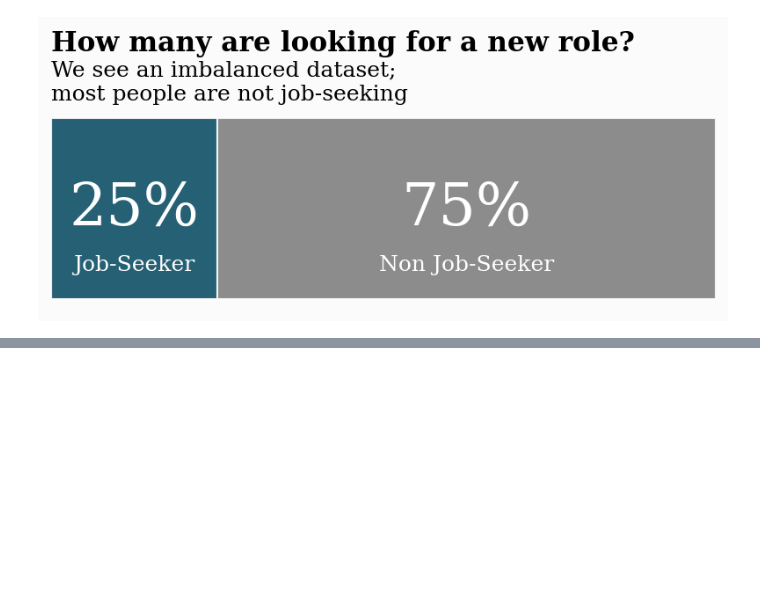
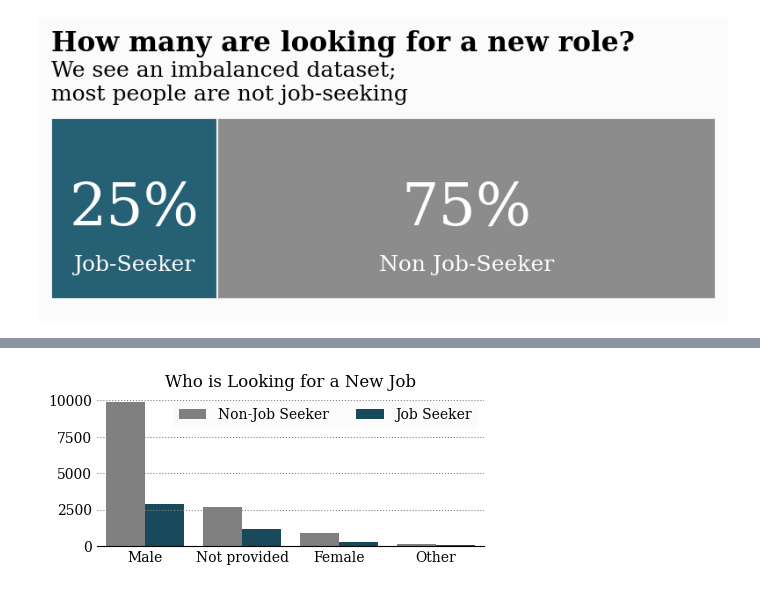
Before and after one commit to leokim-material/practice, a Jupyter notebook: kaggle_awesome_hr_data_visualization_&_prediction.ipynb, the cells around one changed output, grey strips where cells are left out. Drawn from its saved outputs; the diff is of its cells as text; code cells hidden in the pictures; blank space fills up the shorter version.

```diff
--- a/kaggle_awesome_hr_data_visualization_&_prediction.ipynb
+++ b/kaggle_awesome_hr_data_visualization_&_prediction.ipynb
@@ -140,6 +123,11 @@ x = train_df.groupby(['target'])['target'].count()
 y = len(train_df)
 r = ((x/y)).round(2)
 ratio = pd.DataFrame(r).T
+
+#FONT FORMAT
+title_fontsize = 14
+title_fontfamily = 'serif'
+title_fontcolor = '#000000'
 
 fig, ax = plt.subplots(1,1, figsize=(6.5, 2), dpi=150)
 background_color = "#fbfbfb"
@@ -161,19 +149,19 @@ for s in ['top', 'left', 'right', 'bottom']:
 # #ADD TEXT
 for i in ratio.index:
   ax.annotate(f"{int(ratio[1.0][i]*100)}%", xy=(ratio[1.0][i]/2, i),
-              va = 'center', ha='center',fontsize=32, fontweight='light', fontfamily='serif',color='white')
+              va = 'center', ha='center',fontsize=32, fontweight='light', fontfamily=title_fontfamily,color='white')
   ax.annotate("Job-Seeker", xy=(ratio[1.0][i]/2, -0.25),
-              va = 'center', ha='center',fontsize=12, fontweight='light', fontfamily='serif',color='white')
+              va = 'center', ha='center',fontsize=12, fontweight='light', fontfamily=title_fontfamily,color='white')
 
 for i in ratio.index:
   ax.annotate(f"{int(ratio[0.0][i]*100)}%", xy=(ratio[1.0][i] + ratio[0.0][i]/2, i),
-              va = 'center', ha='center',fontsize=32, fontweight='light', fontfamily='serif',color='white')
+              va = 'center', ha='center',fontsize=32, fontweight='light', fontfamily=title_fontfamily, color='white')
   ax.annotate("Non Job-Seeker", xy=(ratio[1.0][i] + ratio[0.0][i]/2, -0.25),
-              va = 'center', ha='center',fontsize=12, fontweight='light', fontfamily='serif',color='white')
+              va = 'center', ha='center',fontsize=12, fontweight='light', fontfamily=title_fontfamily, color='white')
 
 #TITLE
-fig.text(0.125,1.1,'How many are looking for a new role?', fontfamily='serif',fontsize=15, fontweight='bold')
-fig.text(0.125,0.915,'We see an imbalanced dataset;\nmost people are not job-seeking',fontfamily='serif',fontsize=12)
+fig.text(0.125,1.1,'How many are looking for a new role?', fontfamily=title_fontfamily, fontsize=15, fontweight='bold')
+fig.text(0.125,0.915,'We see an imbalanced dataset;\nmost people are not job-seeking',fontfamily=title_fontfamily, fontsize=12)
 
 
 plt.show()
@@ -233,0 +306,31 @@ plt.show()
+# %%
+#FORMAT
+color_palette=['gray', '#0e4f66']
+
+fig, ax = plt.subplots(1,1, figsize=(5,2), dpi=100)
+plt.title('Who is Looking for a New Job')
+
+sns.countplot(x=train_df['gender'], color='#247747', hue=train_df['target'], palette=color_palette)
+legend_labels, _ = ax.get_legend_handles_labels()
+ax.legend(legend_labels, ['Non-Job Seeker', 'Job Seeker'], ncol=2, facecolor=background_color, edgecolor=background_color)
+ax.tick_params(left=False, right=False)
+
+#GRAPH FORMAT
+
+#remove spines
+for s in ['top', 'left', 'right']:
+  ax.spines[s].set_visible(False)
+
+#remove ticks
+ax.tick_params(axis=u'both', which=u'both', length=0)
+
+#remove x,y labels
+ax.set_xlabel('')
+ax.set_ylabel('')
+
+#add gridlines
+ax.grid(color='gray', linestyle=':', axis='y')
+
+plt.show()
+# %% [output]
+[figure, added]
```
Also changed, not shown: parts of 6 cells of this notebook.
